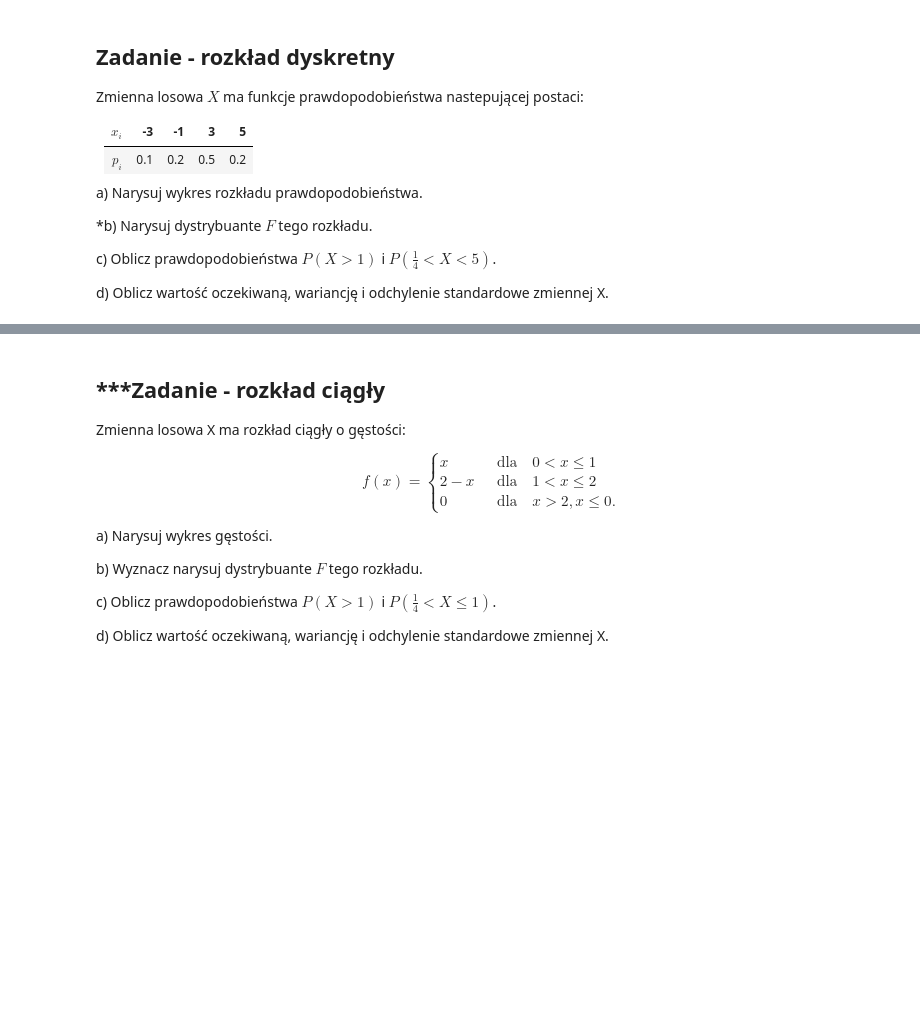
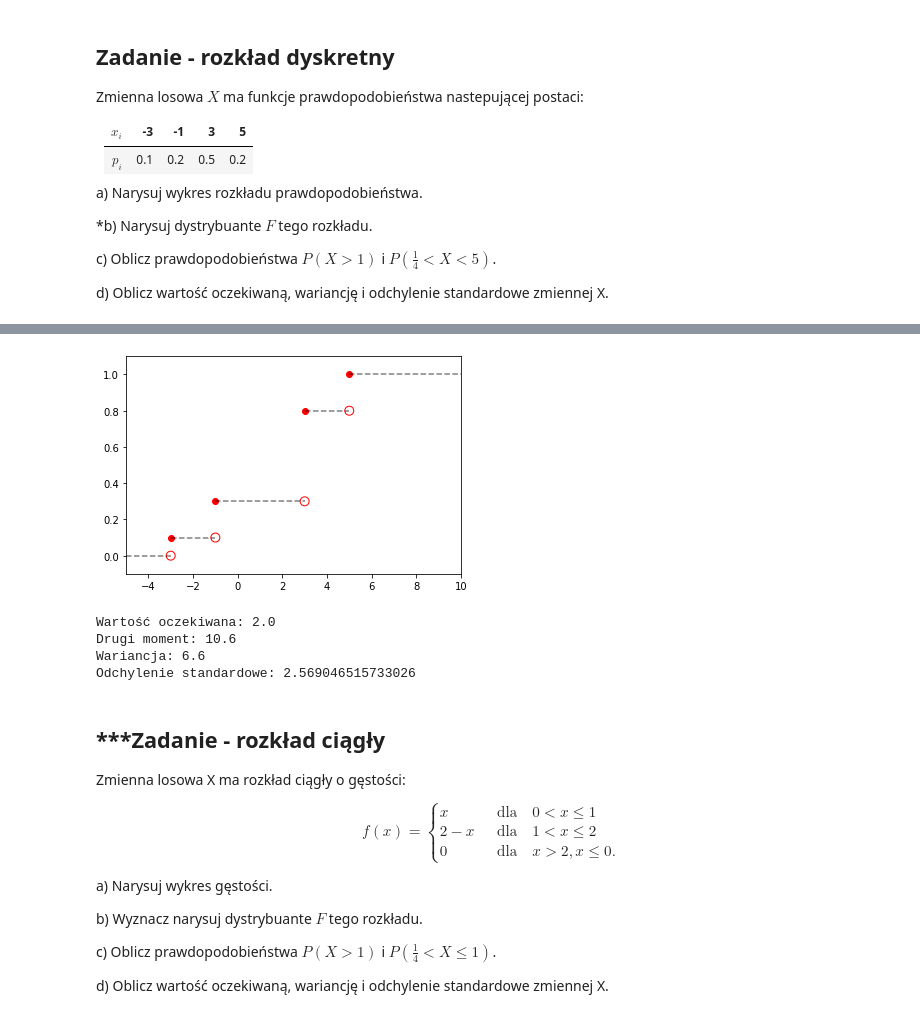
Before and after one commit to mdabrowski-phd/ds250223_stat, a Jupyter notebook: 02_rachunek_prawdopodobienstwa/02_analiza_rozkladow_prawdopodobienstwa.ipynb, the cells around one changed output, grey strips where cells are left out. Cells and saved outputs as stored; diff of their text form; code cells hidden in the pictures; blank space fills up the shorter version.

```diff
--- a/02_rachunek_prawdopodobienstwa/02_analiza_rozkladow_prawdopodobienstwa.ipynb
+++ b/02_rachunek_prawdopodobienstwa/02_analiza_rozkladow_prawdopodobienstwa.ipynb
@@ -23,0 +34,20 @@ d) Oblicz wartość oczekiwaną, wariancję i odchylenie standardowe zmiennej X.
+# %%
+# b)
+
+F = np.cumsum(p)
+
+x_lim = [-5] + X + [10]
+f = [0] + list(F)
+
+
+plt.scatter(X, F, label='cdf', color='r')
+plt.scatter(X, f[:-1], s=80, facecolors='none', edgecolors='r')
+plt.xlim([-5, 10])
+plt.ylim([-0.1, 1.1])
+
+for i in range(len(x_lim) - 1):
+    plt.hlines(xmin=x_lim[i], xmax=x_lim[i+1], y=f[i], color='black', alpha=0.5, linestyle='--')
+
+plt.show()
+# %% [output]
+[figure, added]
@@ -24,3 +58,24 @@ d) Oblicz wartość oczekiwaną, wariancję i odchylenie standardowe zmiennej X.
+# %%
+#d
+X = np.array(X)
+p = np.array(p)
+
+ex = np.sum(X * p)
+print("Wartość oczekiwana: {}".format(ex))
+
+ex2 = np.sum(X ** 2 * p)
+print("Drugi moment: {}".format(ex2))
+
+var = ex2 - ex ** 2
+print("Wariancja: {}".format(var))
+
+std = np.sqrt(var)
+print("Odchylenie standardowe: {}".format(std))
+# %% [output]
+Wartość oczekiwana: 2.0
+Drugi moment: 10.6
+Wariancja: 6.6
+Odchylenie standardowe: 2.569046515733026
 # %% [markdown]
 ## ***Zadanie - rozkład ciągły
 Zmienna losowa X ma rozkład ciągły o gęstości:
```
Also changed, not shown: parts of 6 cells of this notebook, 3 other files.
